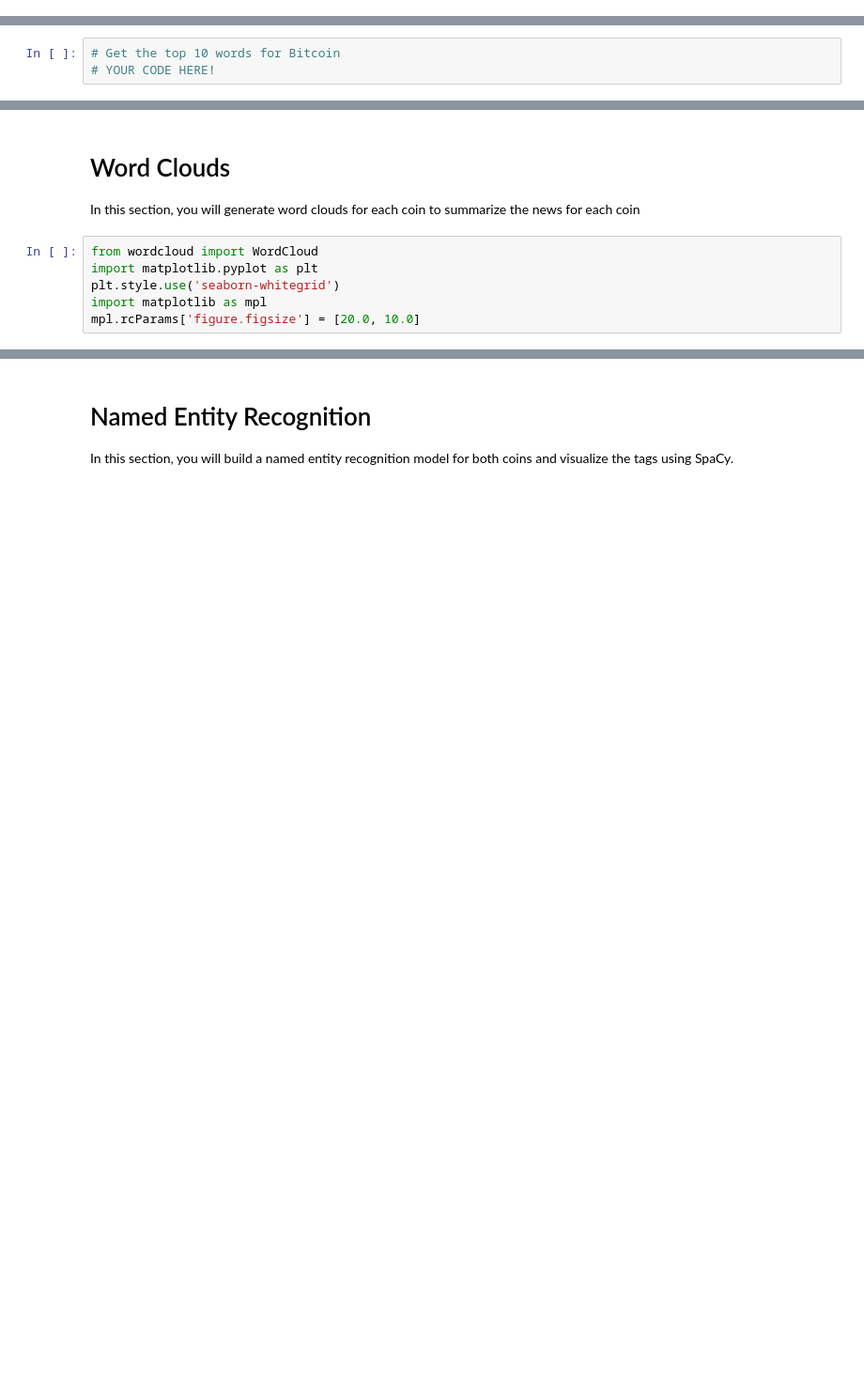
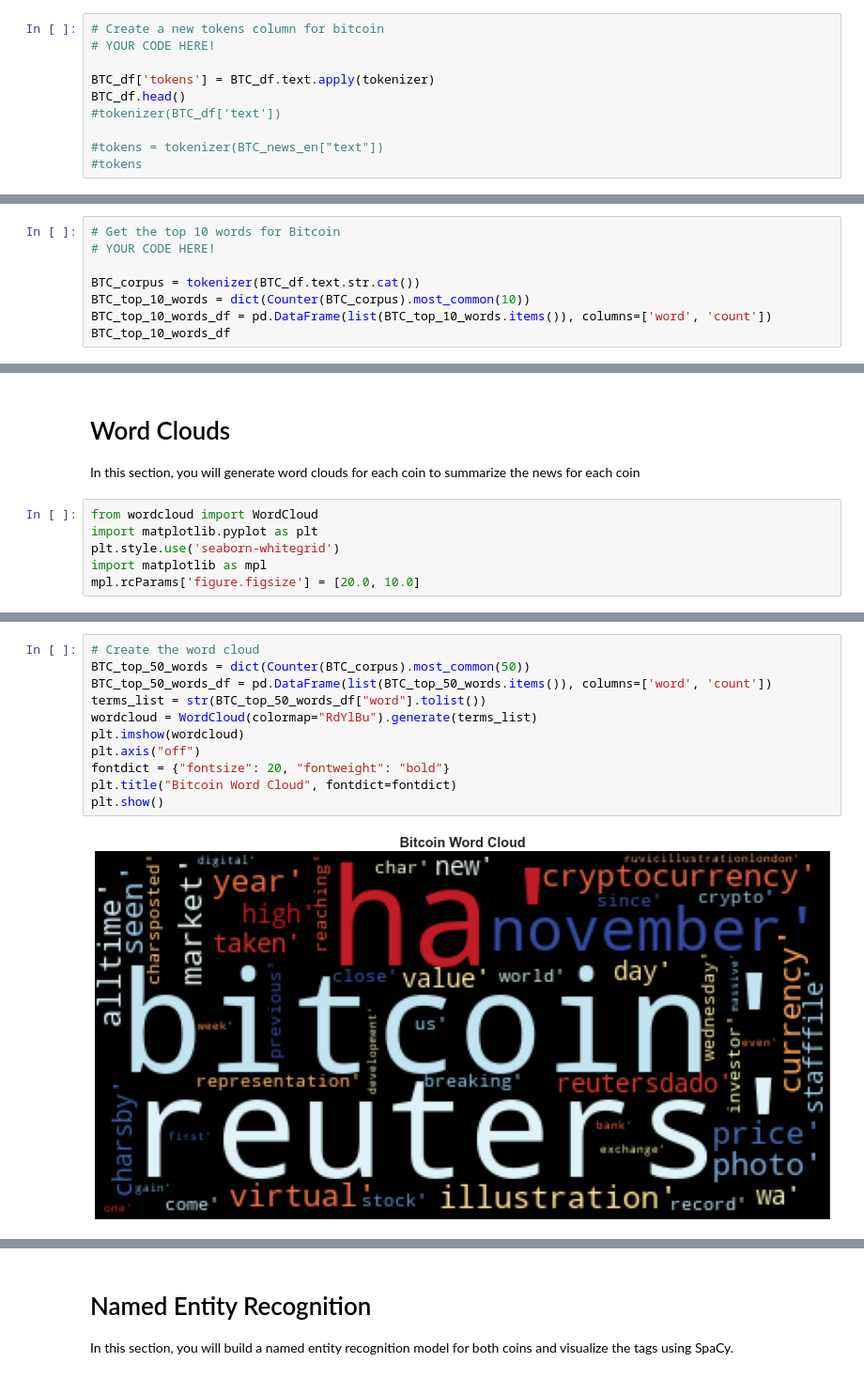
Before and after one commit to anti31415/homework12_NLP, a Jupyter notebook: Starter_Code/crypto_sentiment.ipynb, the cells around one changed output, grey strips where cells are left out. Shown: that part at 94% size. Saved outputs shown, nothing was run; the diff lists cells and outputs as text; blank space fills up the shorter version.

```diff
--- a/Starter_Code/crypto_sentiment.ipynb
+++ b/Starter_Code/crypto_sentiment.ipynb
@@ -149,0 +233,10 @@ def tokenizer(text):
+# %%
+# Create a new tokens column for bitcoin
+# YOUR CODE HERE!
+
+BTC_df['tokens'] = BTC_df.text.apply(tokenizer)
+BTC_df.head()
+#tokenizer(BTC_df['text'])
+
+#tokens = tokenizer(BTC_news_en["text"])
+#tokens
@@ -235,4 +331,9 @@ def token_count(tokens, N=10):
 # %%
 # Get the top 10 words for Bitcoin
 # YOUR CODE HERE!
+
+BTC_corpus = tokenizer(BTC_df.text.str.cat())
+BTC_top_10_words = dict(Counter(BTC_corpus).most_common(10))
+BTC_top_10_words_df = pd.DataFrame(list(BTC_top_10_words.items()), columns=['word', 'count'])
+BTC_top_10_words_df
 # %% [output]
@@ -282,0 +380,13 @@ mpl.rcParams['figure.figsize'] = [20.0, 10.0]
+# %%
+# Create the word cloud
+BTC_top_50_words = dict(Counter(BTC_corpus).most_common(50))
+BTC_top_50_words_df = pd.DataFrame(list(BTC_top_50_words.items()), columns=['word', 'count'])
+terms_list = str(BTC_top_50_words_df["word"].tolist())
+wordcloud = WordCloud(colormap="RdYlBu").generate(terms_list)
+plt.imshow(wordcloud)
+plt.axis("off")
+fontdict = {"fontsize": 20, "fontweight": "bold"}
+plt.title("Bitcoin Word Cloud", fontdict=fontdict)
+plt.show()
+# %% [output]
+[figure, added]
```
Also changed, not shown: parts of 35 cells of this notebook.
